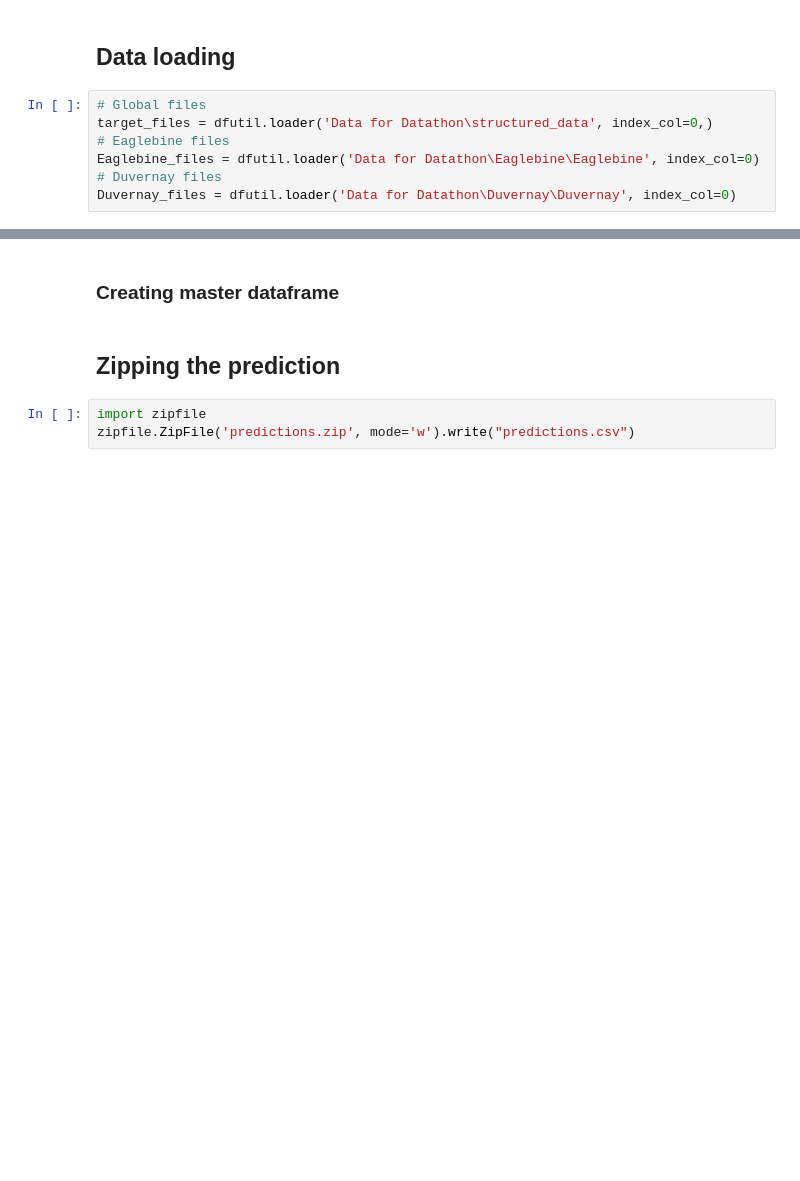
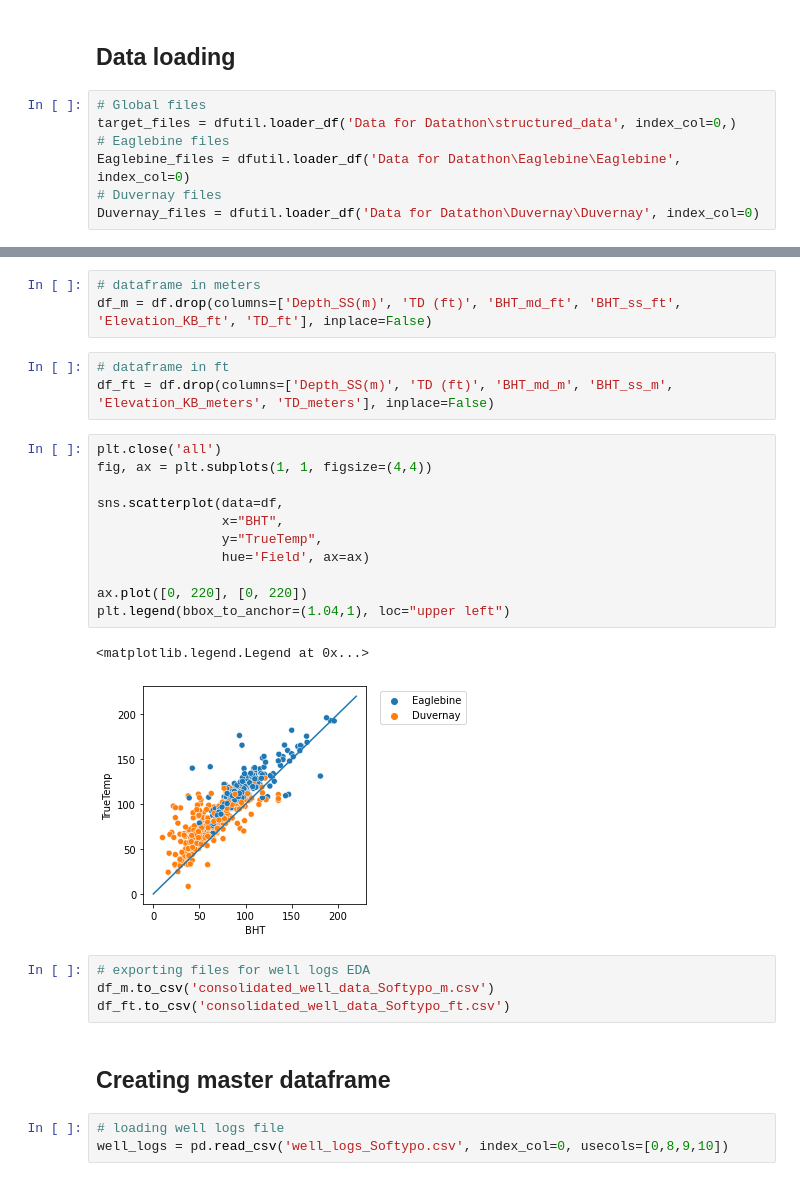
Before and after one commit to Softypo/2021_GTXdatathon, a Jupyter notebook: EDA_Datathon2021_Softypo.ipynb, the cells around one changed output, grey strips where cells are left out. Saved outputs shown, nothing was run; the diff lists cells and outputs as text; blank space fills up the shorter version.

```diff
--- a/EDA_Datathon2021_Softypo.ipynb
+++ b/EDA_Datathon2021_Softypo.ipynb
@@ -12,11 +13,11 @@ import dataframe_utilities as dfutil
 ## Data loading
 # %%
 # Global files
-target_files = dfutil.loader('Data for Datathon\structured_data', index_col=0,)
+target_files = dfutil.loader_df('Data for Datathon\structured_data', index_col=0,)
 # Eaglebine files
-Eaglebine_files = dfutil.loader('Data for Datathon\Eaglebine\Eaglebine', index_col=0)
+Eaglebine_files = dfutil.loader_df('Data for Datathon\Eaglebine\Eaglebine', index_col=0)
 # Duvernay files
-Duvernay_files = dfutil.loader('Data for Datathon\Duvernay\Duvernay', index_col=0)
+Duvernay_files = dfutil.loader_df('Data for Datathon\Duvernay\Duvernay', index_col=0)
 # %%
 # master dataframe
 df = target_files['set_assign']
@@ -118,7 +161,29 @@ df.head(5)
+# %%
+# dataframe in meters
+df_m = df.drop(columns=['Depth_SS(m)', 'TD (ft)', 'BHT_md_ft', 'BHT_ss_ft', 'Elevation_KB_ft', 'TD_ft'], inplace=False)
+# %%
+# dataframe in ft
+df_ft = df.drop(columns=['Depth_SS(m)', 'TD (ft)', 'BHT_md_m', 'BHT_ss_m', 'Elevation_KB_meters', 'TD_meters'], inplace=False)
+# %%
+plt.close('all')
+fig, ax = plt.subplots(1, 1, figsize=(4,4))
+
+sns.scatterplot(data=df,
+                x="BHT",
+                y="TrueTemp",
+                hue='Field', ax=ax)
+
+ax.plot([0, 220], [0, 220])
+plt.legend(bbox_to_anchor=(1.04,1), loc="upper left")
+# %% [output]
+<matplotlib.legend.Legend at 0x...>
+[figure, added]
+# %%
+# exporting files for well logs EDA
+df_m.to_csv('consolidated_well_data_Softypo_m.csv')
+df_ft.to_csv('consolidated_well_data_Softypo_ft.csv')
 # %% [markdown]
-### Creating master dataframe
+## Creating master dataframe
-# %% [markdown]
-## Zipping the prediction
-# %%
-import zipfile
-zipfile.ZipFile('predictions.zip', mode='w').write("predictions.csv")
+# %%
+# loading well logs file
+well_logs = pd.read_csv('well_logs_Softypo.csv', index_col=0, usecols=[0,8,9,10])
```
Also changed, not shown: parts of 15 cells of this notebook, 3 other files.
